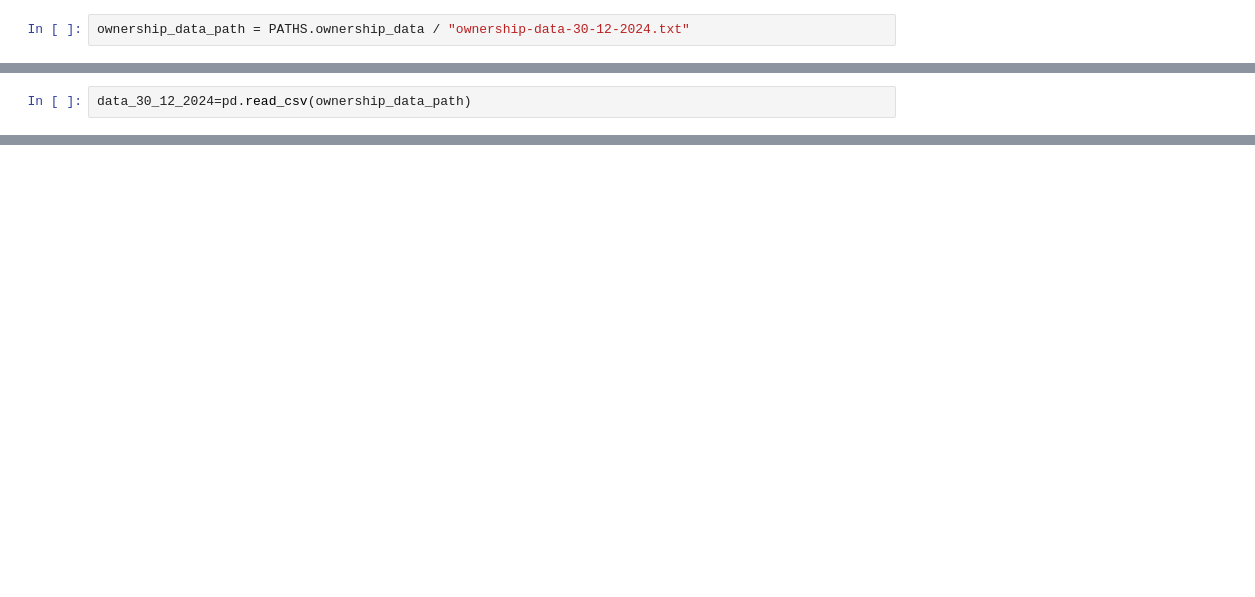
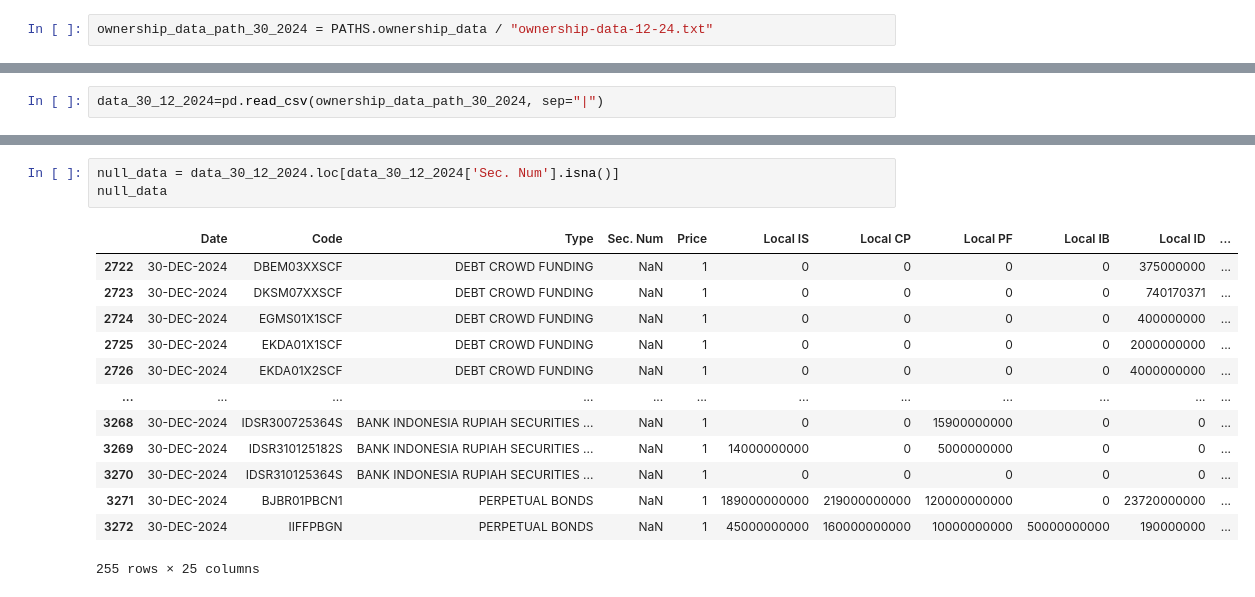
Before and after one commit to justin-ong1368/makmur-quant-research-assignment, a Jupyter notebook: src/eda/eda-ownership.ipynb, the cells around one changed output, grey strips where cells are left out. Cells and saved outputs as stored; diff of their text form; blank space fills up the shorter version.

Commit message:
Updated Ownership Eda

```diff
--- a/src/eda/eda-ownership.ipynb
+++ b/src/eda/eda-ownership.ipynb
@@ -9,2 +13,2 @@ from config import PATHS
 # %%
-ownership_data_path = PATHS.ownership_data / "ownership-data-30-12-2024.txt"
+ownership_data_path_30_2024 = PATHS.ownership_data / "ownership-data-12-24.txt"
@@ -13,2 +15,2 @@ AttributeError: 'ProjectPaths' object has no attribute 'ownership_data'
 # %%
-data_30_12_2024=pd.read_csv(ownership_data_path)
+data_30_12_2024=pd.read_csv(ownership_data_path_30_2024, sep="|")
@@ -16,0 +70,17 @@ FileNotFoundError: [Errno 2] No such file or directory: 'C:\\Users\\Justin\\Desk
+# %%
+null_data = data_30_12_2024.loc[data_30_12_2024['Sec. Num'].isna()]
+null_data
+# %% [output]
+|  | Date | Code | Type | Sec. Num | Price | Local IS | Local CP | Local PF | Local IB | Local ID | ... |
+| 2722 | 30-DEC-2024 | DBEM03XXSCF | DEBT CROWD FUNDING | NaN | 1 | 0 | 0 | 0 | 0 | 375000000 | ... |
+| 2723 | 30-DEC-2024 | DKSM07XXSCF | DEBT CROWD FUNDING | NaN | 1 | 0 | 0 | 0 | 0 | 740170371 | ... |
+| 2724 | 30-DEC-2024 | EGMS01X1SCF | DEBT CROWD FUNDING | NaN | 1 | 0 | 0 | 0 | 0 | 400000000 | ... |
+| 2725 | 30-DEC-2024 | EKDA01X1SCF | DEBT CROWD FUNDING | NaN | 1 | 0 | 0 | 0 | 0 | 2000000000 | ... |
+| 2726 | 30-DEC-2024 | EKDA01X2SCF | DEBT CROWD FUNDING | NaN | 1 | 0 | 0 | 0 | 0 | 4000000000 | ... |
+| ... | ... | ... | ... | ... | ... | ... | ... | ... | ... | ... | ... |
+| 3268 | 30-DEC-2024 | IDSR300725364S | BANK INDONESIA RUPIAH SECURITIES ... | NaN | 1 | 0 | 0 | 15900000000 | 0 | 0 | ... |
+| 3269 | 30-DEC-2024 | IDSR310125182S | BANK INDONESIA RUPIAH SECURITIES ... | NaN | 1 | 14000000000 | 0 | 5000000000 | 0 | 0 | ... |
+| 3270 | 30-DEC-2024 | IDSR310125364S | BANK INDONESIA RUPIAH SECURITIES ... | NaN | 1 | 0 | 0 | 0 | 0 | 0 | ... |
+| 3271 | 30-DEC-2024 | BJBR01PBCN1 | PERPETUAL BONDS | NaN | 1 | 189000000000 | 219000000000 | 120000000000 | 0 | 23720000000 | ... |
+| 3272 | 30-DEC-2024 | IIFFPBGN | PERPETUAL BONDS | NaN | 1 | 45000000000 | 160000000000 | 10000000000 | 50000000000 | 190000000 | ... |
+255 rows × 25 columns
```
Also changed, not shown: parts of 23 cells of this notebook.
